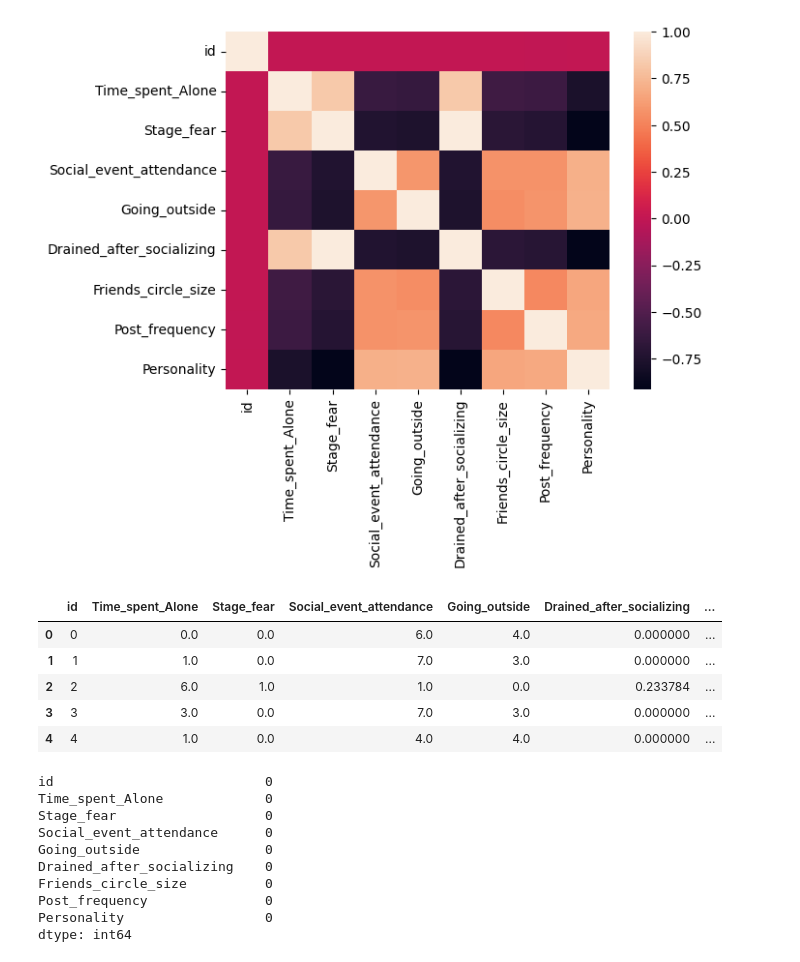
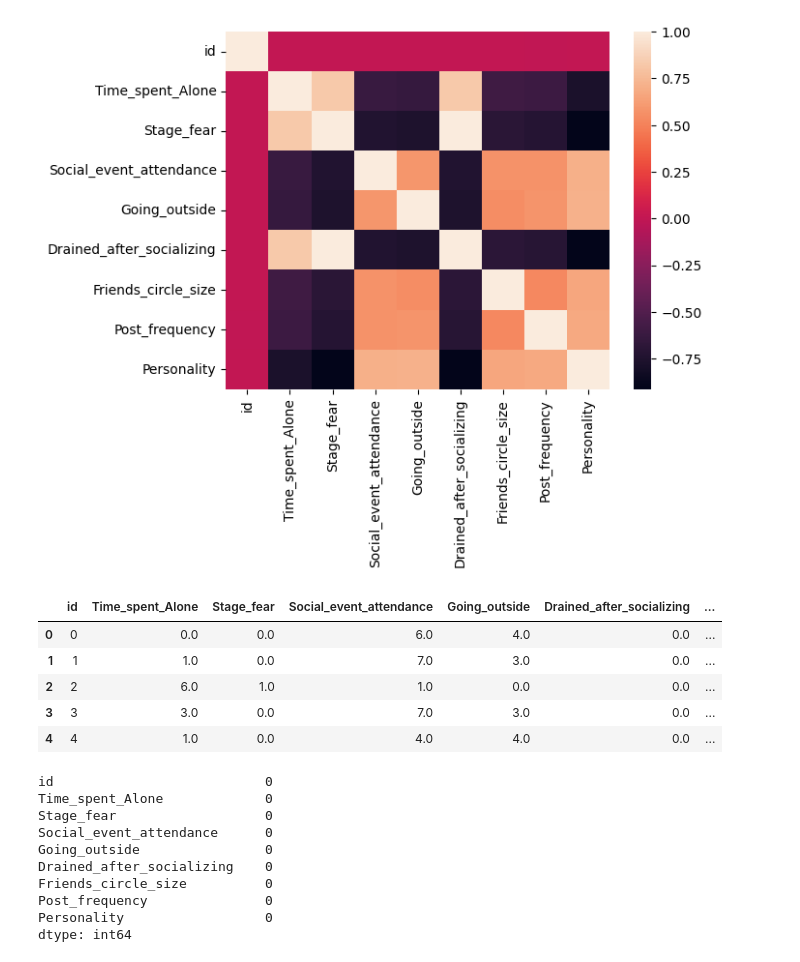
Before and after one commit to hetbhalani/Kaggle_Competition, a Jupyter notebook: introvert-extrovert/intro_extro.ipynb, the cells around one changed output. Cells and saved outputs as stored; diff of their text form; code cells hidden in the pictures.

```diff
--- a/introvert-extrovert/intro_extro.ipynb
+++ b/introvert-extrovert/intro_extro.ipynb
@@ -106,13 +108,13 @@ sns.heatmap(df.corr(numeric_only=True))
 <Axes: >
 [figure]
 # %%
-df = df.apply(lambda x: x.fillna(x.mean()))
+df = df.apply(lambda x: x.fillna(x.mode()[0]))
 df.head()
 # %% [output]
 |  | id | Time_spent_Alone | Stage_fear | Social_event_attendance | Going_outside | Drained_after_socializing | ... |
-| 0 | 0 | 0.0 | 0.0 | 6.0 | 4.0 | 0.000000 | ... |
-| 1 | 1 | 1.0 | 0.0 | 7.0 | 3.0 | 0.000000 | ... |
-| 2 | 2 | 6.0 | 1.0 | 1.0 | 0.0 | 0.233784 | ... |
-| 3 | 3 | 3.0 | 0.0 | 7.0 | 3.0 | 0.000000 | ... |
-| 4 | 4 | 1.0 | 0.0 | 4.0 | 4.0 | 0.000000 | ... |
+| 0 | 0 | 0.0 | 0.0 | 6.0 | 4.0 | 0.0 | ... |
+| 1 | 1 | 1.0 | 0.0 | 7.0 | 3.0 | 0.0 | ... |
+| 2 | 2 | 6.0 | 1.0 | 1.0 | 0.0 | 0.0 | ... |
+| 3 | 3 | 3.0 | 0.0 | 7.0 | 3.0 | 0.0 | ... |
+| 4 | 4 | 1.0 | 0.0 | 4.0 | 4.0 | 0.0 | ... |
 # %%
```
Also changed, not shown: parts of 6 cells of this notebook, 3 other files.
